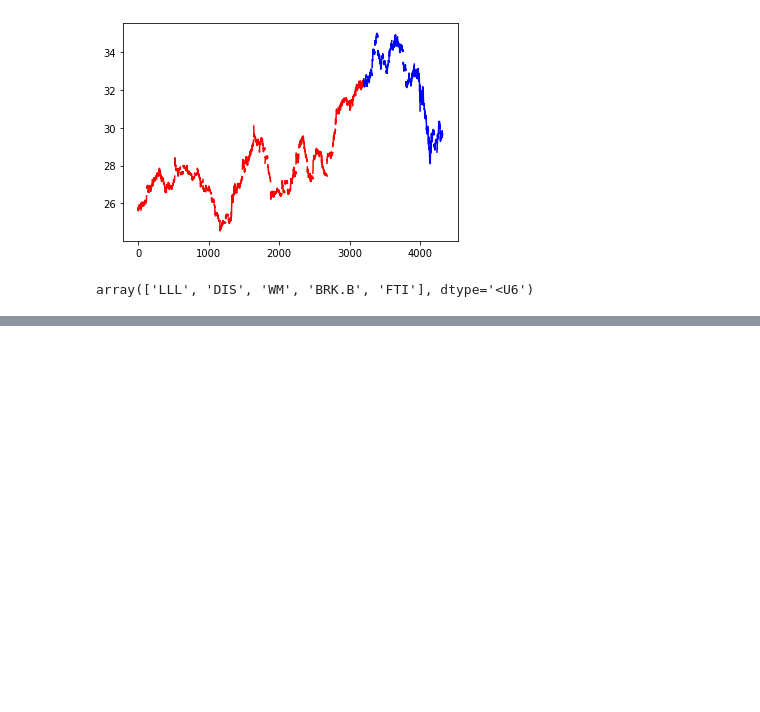
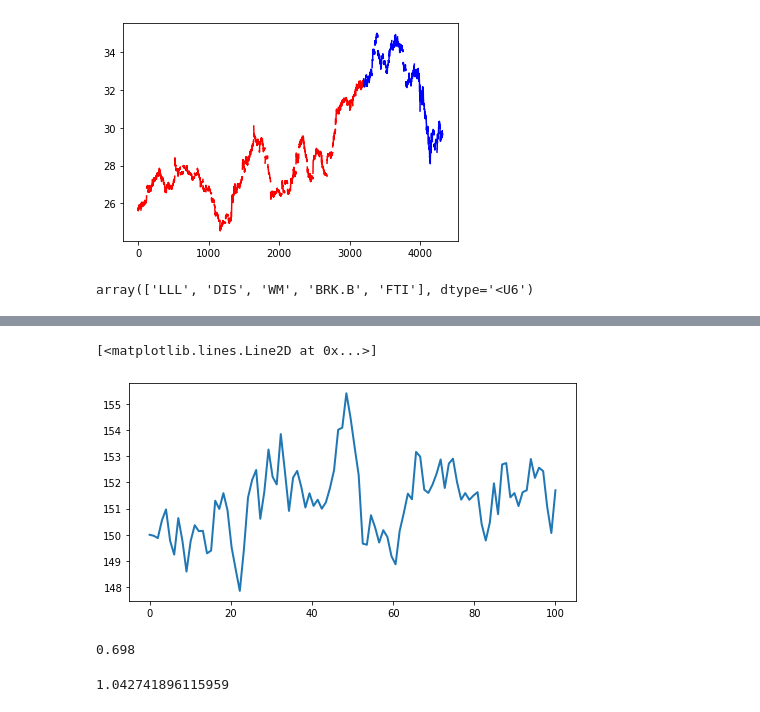
Before and after one commit to kying18/fin-rl, a Jupyter notebook: intraday.ipynb, the cells around one changed output, grey strips where cells are left out. Drawn from its saved outputs; the diff is of its cells as text; code cells hidden in the pictures; blank space fills up the shorter version.

```diff
--- a/intraday.ipynb
+++ b/intraday.ipynb
@@ -266,0 +297,30 @@ array(['LLL', 'DIS', 'WM', 'BRK.B', 'FTI'], dtype='<U6')
+# %%
+initial_price = 150.0
+annual_gr = 7.0 #percent
+T = 100 #total num days
+dt = 1.0 #single day granularity
+tau = 5.0 #time constant
+per_day_growth_frac = (1.0 + annual_gr/100.0)**(1/365.0)
+
+n = int(T/dt)
+t = np.linspace(0., T, n)
+
+sqrtdt = np.sqrt(dt)
+
+prices = np.zeros(n)
+prices[0] = initial_price
+
+mu = initial_price
+for i in range(n-1):
+    mu = mu*per_day_growth_frac
+    sigma = prices[i]/100.0
+    sigma_bis = sigma * np.sqrt(2. / tau)
+
+    prices[i + 1] = prices[i] + dt * (-(prices[i] - mu) / tau) + \
+        sigma_bis * sqrtdt * np.random.randn()
+# %%
+fig, ax = plt.subplots(1, 1, figsize=(8, 4))
+ax.plot(t, prices, lw=2)
+# %% [output]
+[<matplotlib.lines.Line2D at 0x...>]
+[figure, added]
@@ -266,0 +369,8 @@ array(['LLL', 'DIS', 'WM', 'BRK.B', 'FTI'], dtype='<U6')
+# %%
+(1.006980e06 - 1e6)/(1e6)*100
+# %% [output]
+0.698
+# %%
+1.007**6
+# %% [output]
+1.042741896115959
```
Also changed, not shown: parts of 10 cells of this notebook, 6 other files.
